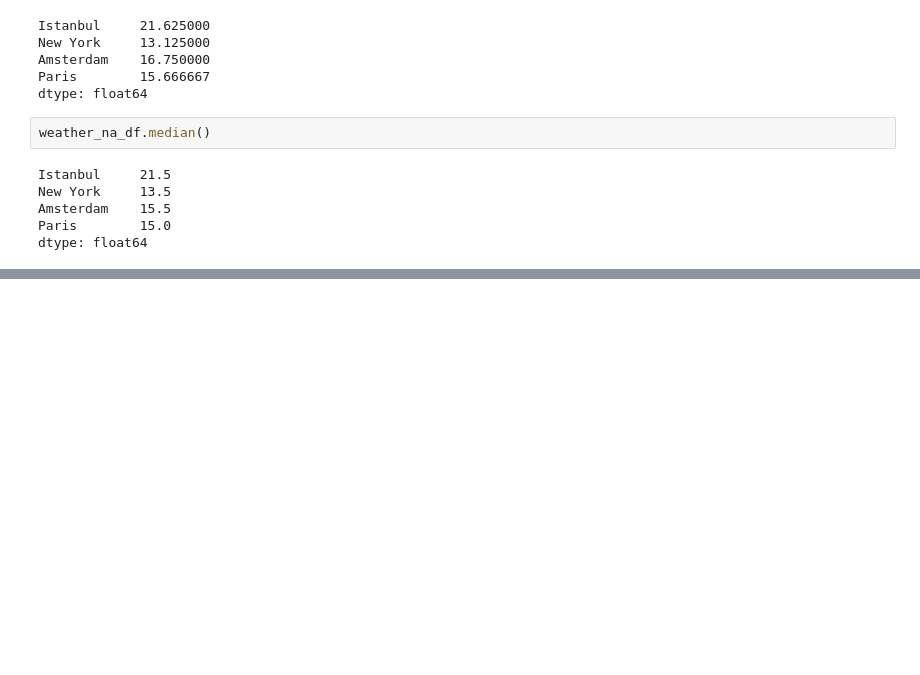
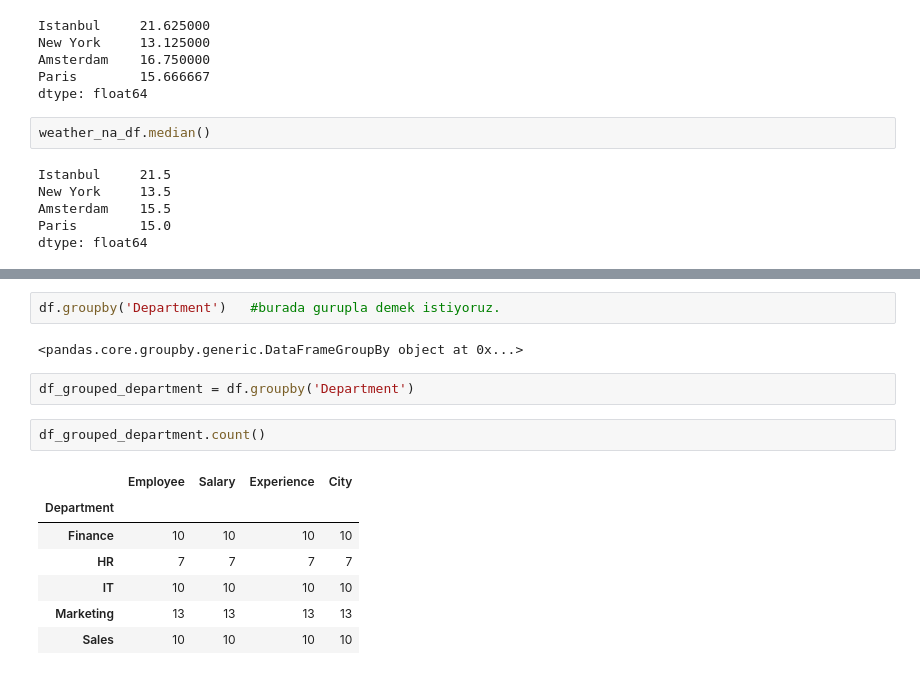
Before and after one commit to emrexyildiz/PythonForDataScienceNotebooks, a Jupyter notebook: 6-DataFrameOperations.ipynb, the cells around one changed output, grey strips where cells are left out. Saved outputs shown, nothing was run; the diff lists cells and outputs as text; blank space fills up the shorter version.

Commit message:
missin data detected, column added and deleted. missing data filled with fillna, learned groupby

```diff
--- a/6-DataFrameOperations.ipynb
+++ b/6-DataFrameOperations.ipynb
@@ -189,0 +241,16 @@ weather_na_df.fillna(weather_na_df.mean())     ### burada yaptigimiz sey ise eks
+# %%
+df.groupby('Department')   #burada gurupla demek istiyoruz.
+# %% [output]
+<pandas.core.groupby.generic.DataFrameGroupBy object at 0x...>
+# %%
+df_grouped_department = df.groupby('Department')
+# %%
+df_grouped_department.count()
+# %% [output]
+|  | Employee | Salary | Experience | City |
+| Department |  |  |  |  |
+| Finance | 10 | 10 | 10 | 10 |
+| HR | 7 | 7 | 7 | 7 |
+| IT | 10 | 10 | 10 | 10 |
+| Marketing | 13 | 13 | 13 | 13 |
+| Sales | 10 | 10 | 10 | 10 |
```
Also changed, not shown: parts of 14 cells of this notebook.
